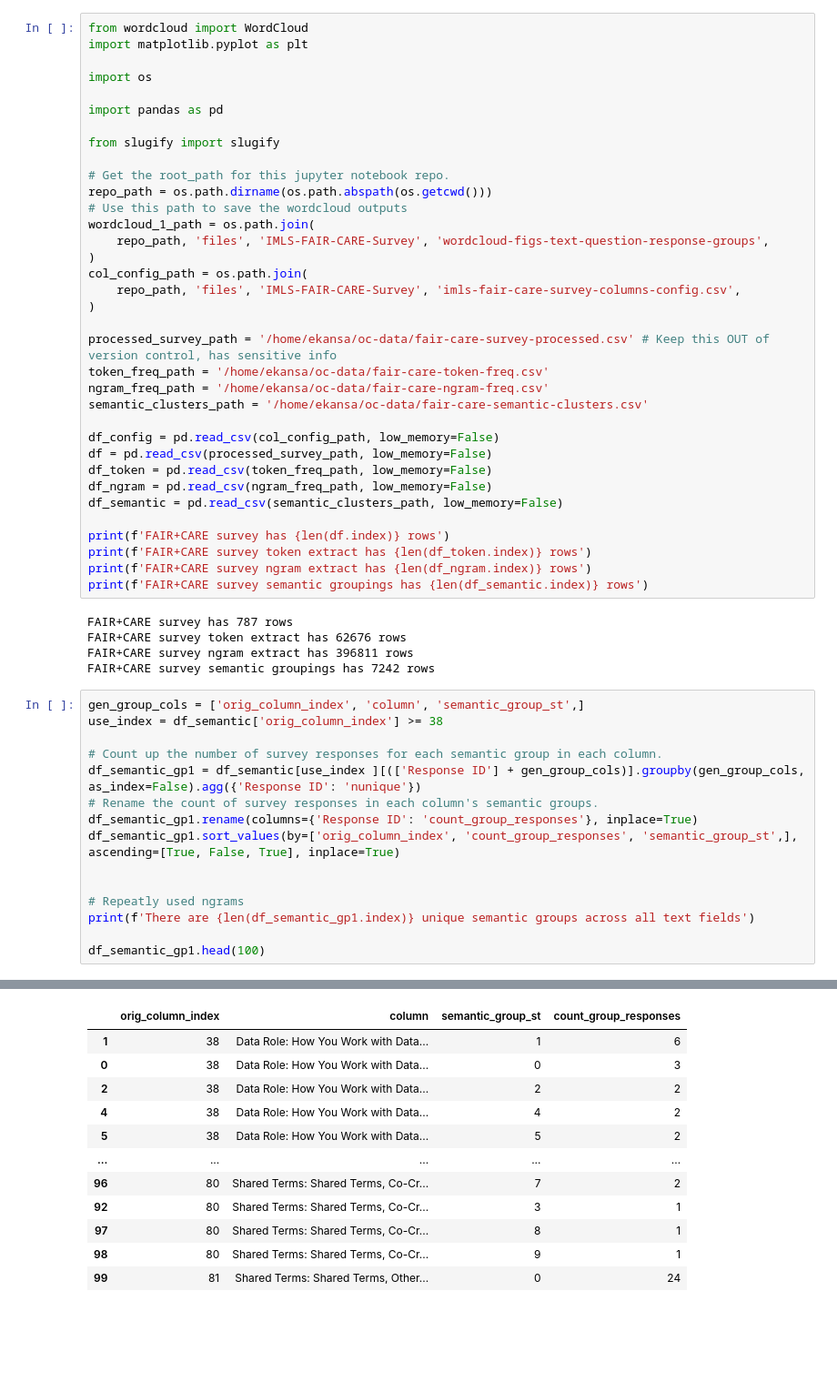
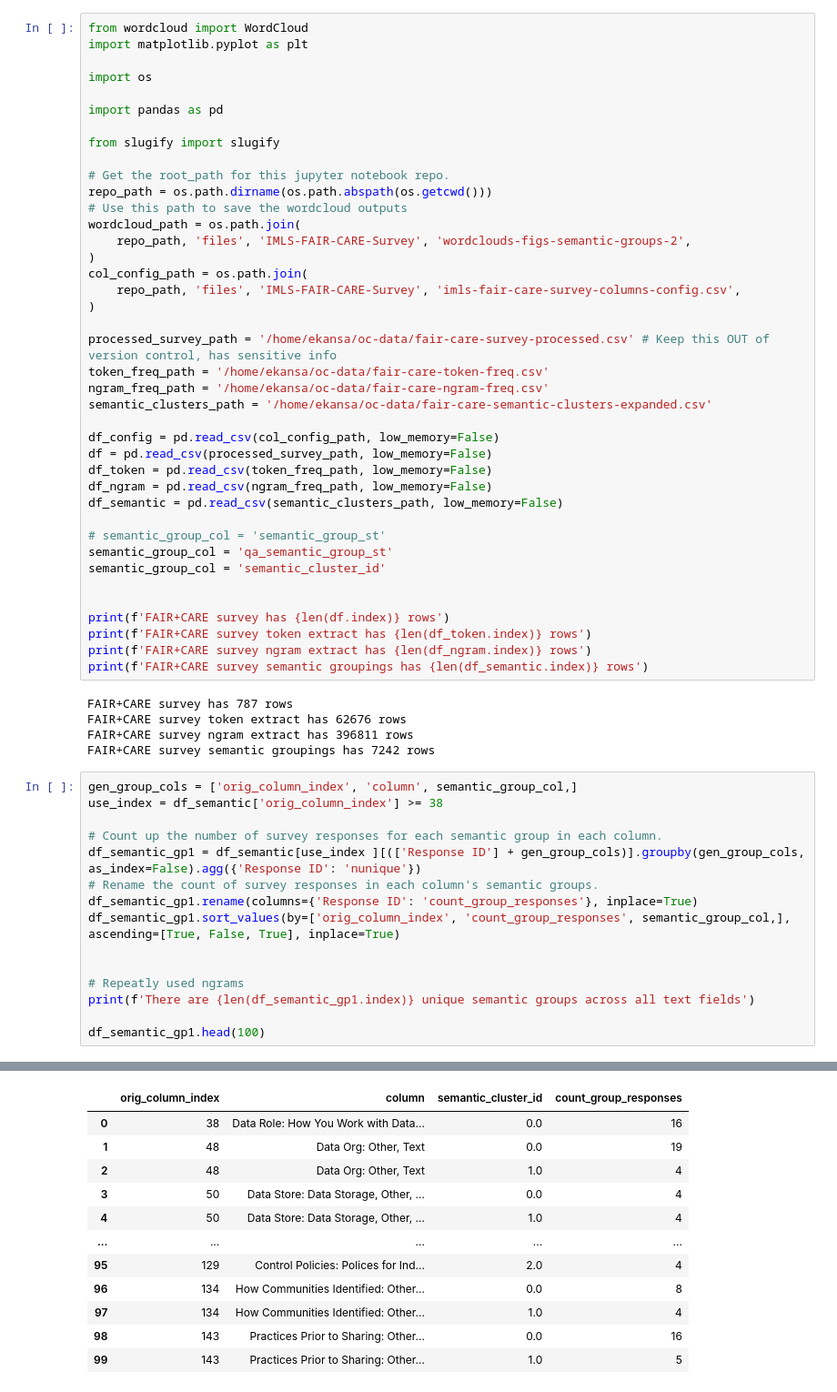
Before and after one commit to ekansa/open-context-jupyter, a Jupyter notebook: notebooks/FAIR+CARE Survey Semantics and Tokens.ipynb, the cells around one changed output, grey strips where cells are left out. Shown: that part at 91% size. Saved outputs shown, nothing was run; the diff lists cells and outputs as text; blank space fills up the shorter version.

```diff
--- a/notebooks/FAIR+CARE Survey Semantics and Tokens.ipynb
+++ b/notebooks/FAIR+CARE Survey Semantics and Tokens.ipynb
@@ -13,8 +13,8 @@ from slugify import slugify
 # Get the root_path for this jupyter notebook repo.
 repo_path = os.path.dirname(os.path.abspath(os.getcwd()))
 # Use this path to save the wordcloud outputs
-wordcloud_1_path = os.path.join(
-    repo_path, 'files', 'IMLS-FAIR-CARE-Survey', 'wordcloud-figs-text-question-response-groups',
+wordcloud_path = os.path.join(
+    repo_path, 'files', 'IMLS-FAIR-CARE-Survey', 'wordclouds-figs-semantic-groups-2',
 )
 col_config_path = os.path.join(
     repo_path, 'files', 'IMLS-FAIR-CARE-Survey', 'imls-fair-care-survey-columns-config.csv',
@@ -23,7 +23,7 @@ col_config_path = os.path.join(
 processed_survey_path = '/home/ekansa/oc-data/fair-care-survey-processed.csv' # Keep this OUT of version control, has sensitive info
 token_freq_path = '/home/ekansa/oc-data/fair-care-token-freq.csv'
 ngram_freq_path = '/home/ekansa/oc-data/fair-care-ngram-freq.csv'
-semantic_clusters_path = '/home/ekansa/oc-data/fair-care-semantic-clusters.csv'
+semantic_clusters_path = '/home/ekansa/oc-data/fair-care-semantic-clusters-expanded.csv'
 
 df_config = pd.read_csv(col_config_path, low_memory=False)
 df = pd.read_csv(processed_survey_path, low_memory=False)
@@ -31,6 +31,11 @@ df_token = pd.read_csv(token_freq_path, low_memory=False)
 df_ngram = pd.read_csv(ngram_freq_path, low_memory=False)
 df_semantic = pd.read_csv(semantic_clusters_path, low_memory=False)
 
+# semantic_group_col = 'semantic_group_st'
+semantic_group_col = 'qa_semantic_group_st'
+semantic_group_col = 'semantic_cluster_id'
+
+
 print(f'FAIR+CARE survey has {len(df.index)} rows')
 print(f'FAIR+CARE survey token extract has {len(df_token.index)} rows')
 print(f'FAIR+CARE survey ngram extract has {len(df_ngram.index)} rows')
@@ -41,14 +46,14 @@ FAIR+CARE survey token extract has 62676 rows
 FAIR+CARE survey ngram extract has 396811 rows
 FAIR+CARE survey semantic groupings has 7242 rows
 # %%
-gen_group_cols = ['orig_column_index', 'column', 'semantic_group_st',]
+gen_group_cols = ['orig_column_index', 'column', semantic_group_col,]
 use_index = df_semantic['orig_column_index'] >= 38
 
 # Count up the number of survey responses for each semantic group in each column.
 df_semantic_gp1 = df_semantic[use_index ][(['Response ID'] + gen_group_cols)].groupby(gen_group_cols, as_index=False).agg({'Response ID': 'nunique'})
 # Rename the count of survey responses in each column's semantic groups.
 df_semantic_gp1.rename(columns={'Response ID': 'count_group_responses'}, inplace=True)
-df_semantic_gp1.sort_values(by=['orig_column_index', 'count_group_responses', 'semantic_group_st',], ascending=[True, False, True], inplace=True)
+df_semantic_gp1.sort_values(by=['orig_column_index', 'count_group_responses', semantic_group_col,], ascending=[True, False, True], inplace=True)
 
 
 # Repeatly used ngrams
@@ -60,15 +65,15 @@ There are 212 unique semantic groups across all text fields
-|  | orig_column_index | column | semantic_group_st | count_group_responses |
-| 1 | 38 | Data Role: How You Work with Data... | 1 | 6 |
-| 0 | 38 | Data Role: How You Work with Data... | 0 | 3 |
-| 2 | 38 | Data Role: How You Work with Data... | 2 | 2 |
-| 4 | 38 | Data Role: How You Work with Data... | 4 | 2 |
-| 5 | 38 | Data Role: How You Work with Data... | 5 | 2 |
+|  | orig_column_index | column | semantic_cluster_id | count_group_responses |
+| 0 | 38 | Data Role: How You Work with Data... | 0.0 | 16 |
+| 1 | 48 | Data Org: Other, Text | 0.0 | 19 |
+| 2 | 48 | Data Org: Other, Text | 1.0 | 4 |
+| 3 | 50 | Data Store: Data Storage, Other, ... | 0.0 | 4 |
+| 4 | 50 | Data Store: Data Storage, Other, ... | 1.0 | 4 |
 | ... | ... | ... | ... | ... |
-| 96 | 80 | Shared Terms: Shared Terms, Co-Cr... | 7 | 2 |
-| 92 | 80 | Shared Terms: Shared Terms, Co-Cr... | 3 | 1 |
-| 97 | 80 | Shared Terms: Shared Terms, Co-Cr... | 8 | 1 |
-| 98 | 80 | Shared Terms: Shared Terms, Co-Cr... | 9 | 1 |
-| 99 | 81 | Shared Terms: Shared Terms, Other... | 0 | 24 |
+| 95 | 129 | Control Policies: Polices for Ind... | 2.0 | 4 |
+| 96 | 134 | How Communities Identified: Other... | 0.0 | 8 |
+| 97 | 134 | How Communities Identified: Other... | 1.0 | 4 |
+| 98 | 143 | Practices Prior to Sharing: Other... | 0.0 | 16 |
+| 99 | 143 | Practices Prior to Sharing: Other... | 1.0 | 5 |
 100 rows × 4 columns
 # %%
 def get_original_column_name(orig_column_index, df_config=df_config):
```
Also changed, not shown: parts of 4 cells of this notebook, 2 other files.
